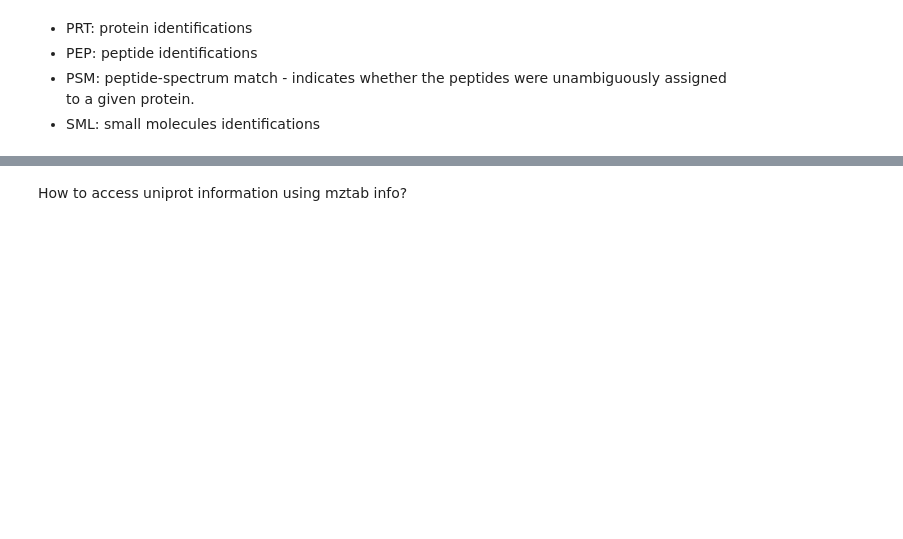
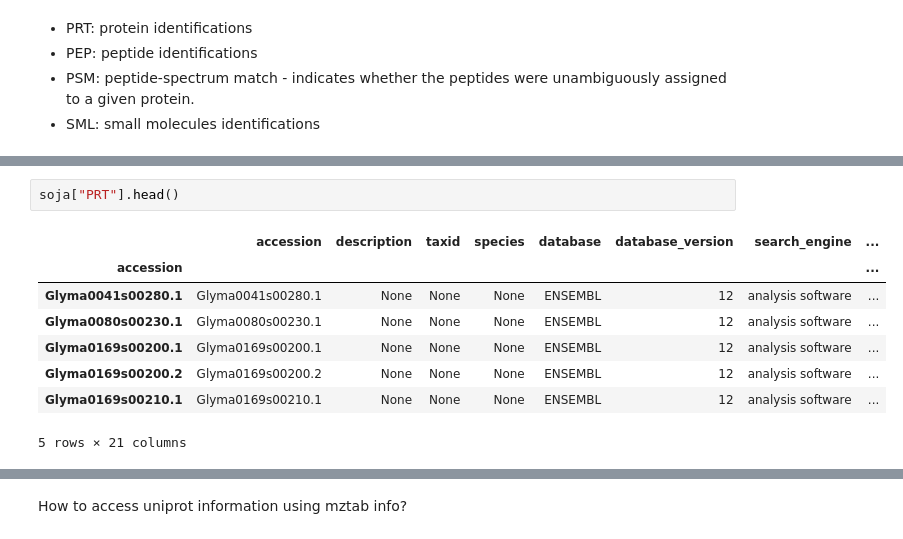
Before and after one commit to tiagocabralborelli/lncRNA, a Jupyter notebook: notebooks/studies/mztab_study.ipynb, the cells around one changed output, grey strips where cells are left out. Drawn from its saved outputs; the diff is of its cells as text; blank space fills up the shorter version.

```diff
--- a/notebooks/studies/mztab_study.ipynb
+++ b/notebooks/studies/mztab_study.ipynb
@@ -82,0 +87,11 @@ coffie["PSM"]
+# %%
+soja["PRT"].head()
+# %% [output]
+|  | accession | description | taxid | species | database | database_version | search_engine | ... |
+| accession |  |  |  |  |  |  |  | ... |
+| Glyma0041s00280.1 | Glyma0041s00280.1 | None | None | None | ENSEMBL | 12 | analysis software | ... |
+| Glyma0080s00230.1 | Glyma0080s00230.1 | None | None | None | ENSEMBL | 12 | analysis software | ... |
+| Glyma0169s00200.1 | Glyma0169s00200.1 | None | None | None | ENSEMBL | 12 | analysis software | ... |
+| Glyma0169s00200.2 | Glyma0169s00200.2 | None | None | None | ENSEMBL | 12 | analysis software | ... |
+| Glyma0169s00210.1 | Glyma0169s00210.1 | None | None | None | ENSEMBL | 12 | analysis software | ... |
+5 rows × 21 columns
```
Also changed, not shown: parts of 29 cells of this notebook, 2 other files.
